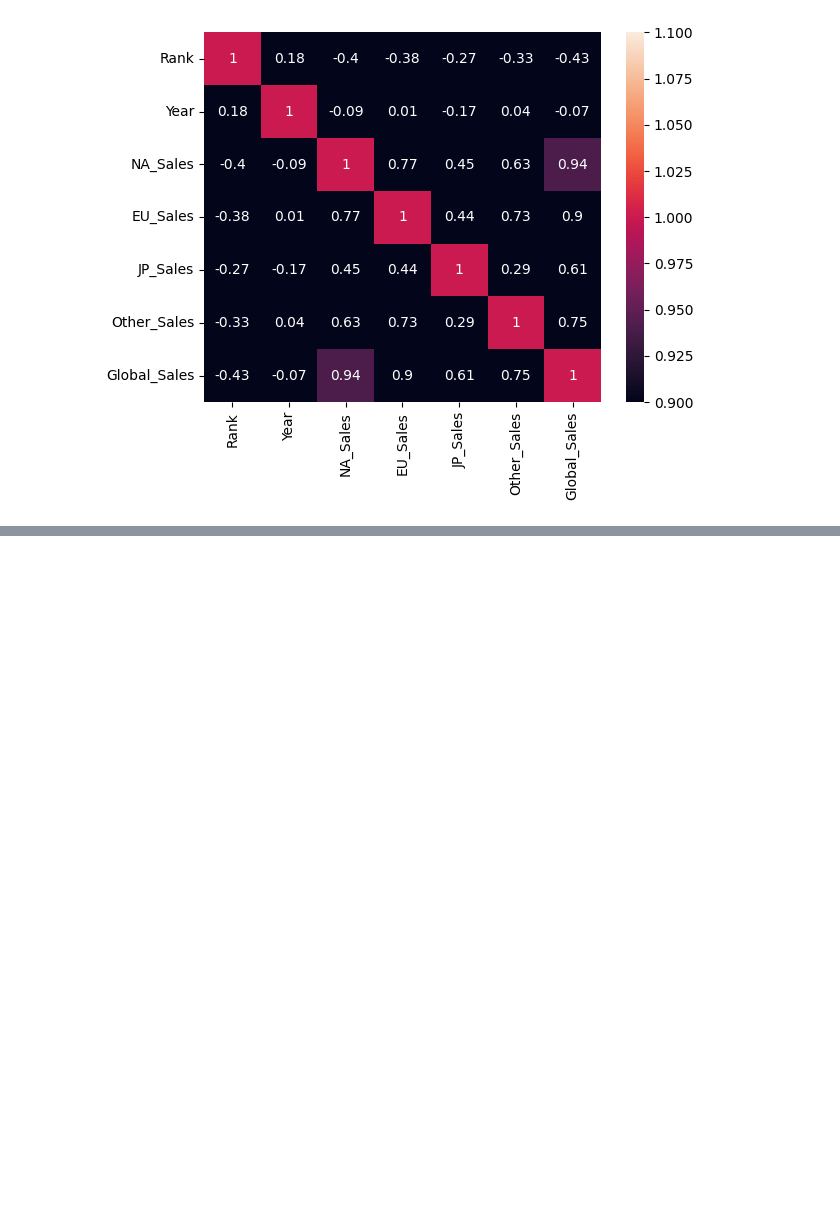
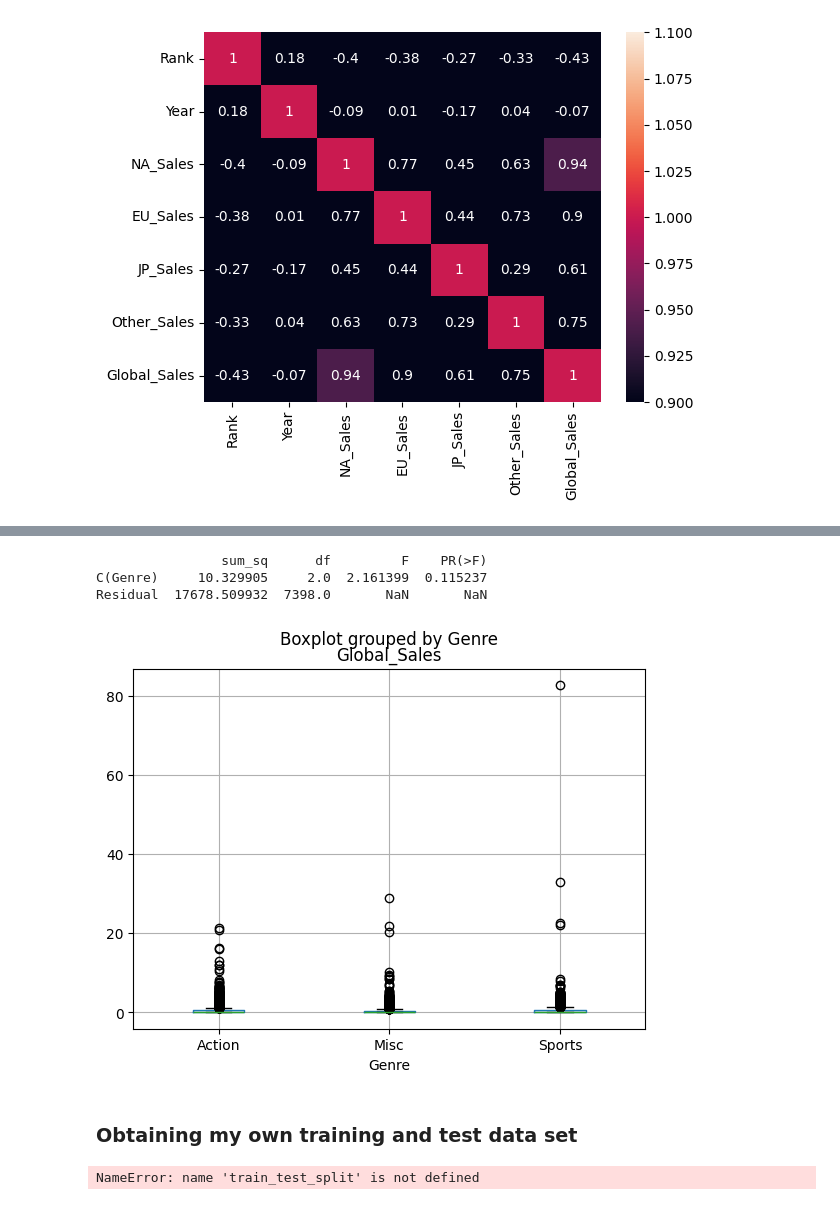
Before and after one commit to jadeqnguyen/cwl-data, a Jupyter notebook: final_notebook.ipynb, the cells around one changed output, grey strips where cells are left out. Saved outputs shown, nothing was run; the diff lists cells and outputs as text; code cells hidden in the pictures; blank space fills up the shorter version.

```diff
--- a/final_notebook.ipynb
+++ b/final_notebook.ipynb
@@ -296,0 +294,25 @@ plt.show()
+# %%
+top_genre = ['Action','Sports','Misc']
+df = df.query('Genre == @top_genre')
+
+df.boxplot(column='Global_Sales',by='Genre')
+plt.show
+
+model = sm_api.ols('Global_Sales ~ C(Genre)', data=df).fit()
+anova_table = sm.stats.anova_lm(model, typ=2)
+print(anova_table)
+# %% [output]
+                sum_sq      df         F    PR(>F)
+C(Genre)     10.329905     2.0  2.161399  0.115237
+Residual  17678.509932  7398.0       NaN       NaN
+[figure, added]
+# %% [markdown]
+### Obtaining my own training and test data set
+# %%
+independent_variables = ['NA_Sales','EU_Sales','JP_Sales','Other_Sales']
+X = df[independent_variables]
+Y = df['Global_Sales']
+
+x_train, x_test, y_train, y_test = train_test_split(x, y, test_size=0.2, random_state=1)
+# %% [output]
+NameError: name 'train_test_split' is not defined
```
Also changed, not shown: parts of 9 cells of this notebook.
